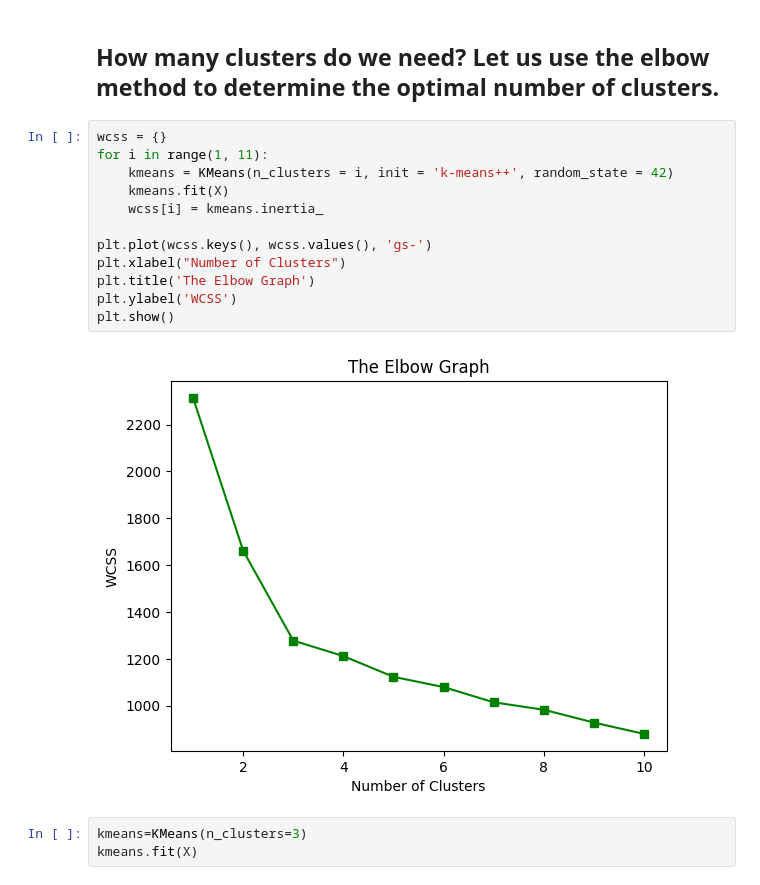
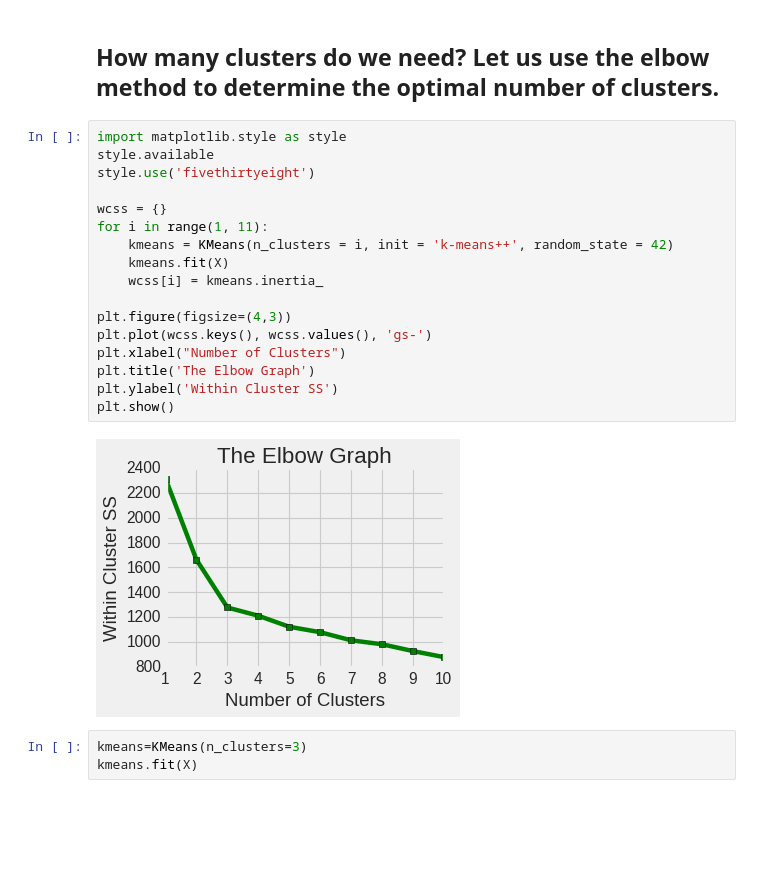
Before and after one commit to JyothsnaGH/PythonforFinance, a Jupyter notebook: K_means_Clustering_with_PCA.ipynb, the cells around one changed output. Cells and saved outputs as stored; diff of their text form; blank space fills up the shorter version.

```diff
--- a/K_means_Clustering_with_PCA.ipynb
+++ b/K_means_Clustering_with_PCA.ipynb
@@ -31,19 +31,24 @@ X = StandardScaler().fit_transform(X)
 # %% [markdown]
 ## How many clusters do we need? Let us use the elbow method to determine the optimal number of clusters.
 # %%
+import matplotlib.style as style
+style.available
+style.use('fivethirtyeight')
+
 wcss = {}
 for i in range(1, 11):
 	kmeans = KMeans(n_clusters = i, init = 'k-means++', random_state = 42)
 	kmeans.fit(X)
 	wcss[i] = kmeans.inertia_
 
+plt.figure(figsize=(4,3))
 plt.plot(wcss.keys(), wcss.values(), 'gs-')
 plt.xlabel("Number of Clusters")
 plt.title('The Elbow Graph')
-plt.ylabel('WCSS')
+plt.ylabel('Within Cluster SS')
 plt.show()
 # %% [output]
-[figure, old version]
+[figure, new version]
 # %%
 kmeans=KMeans(n_clusters=3)
 kmeans.fit(X)
```
Also changed, not shown: parts of 6 cells of this notebook.
